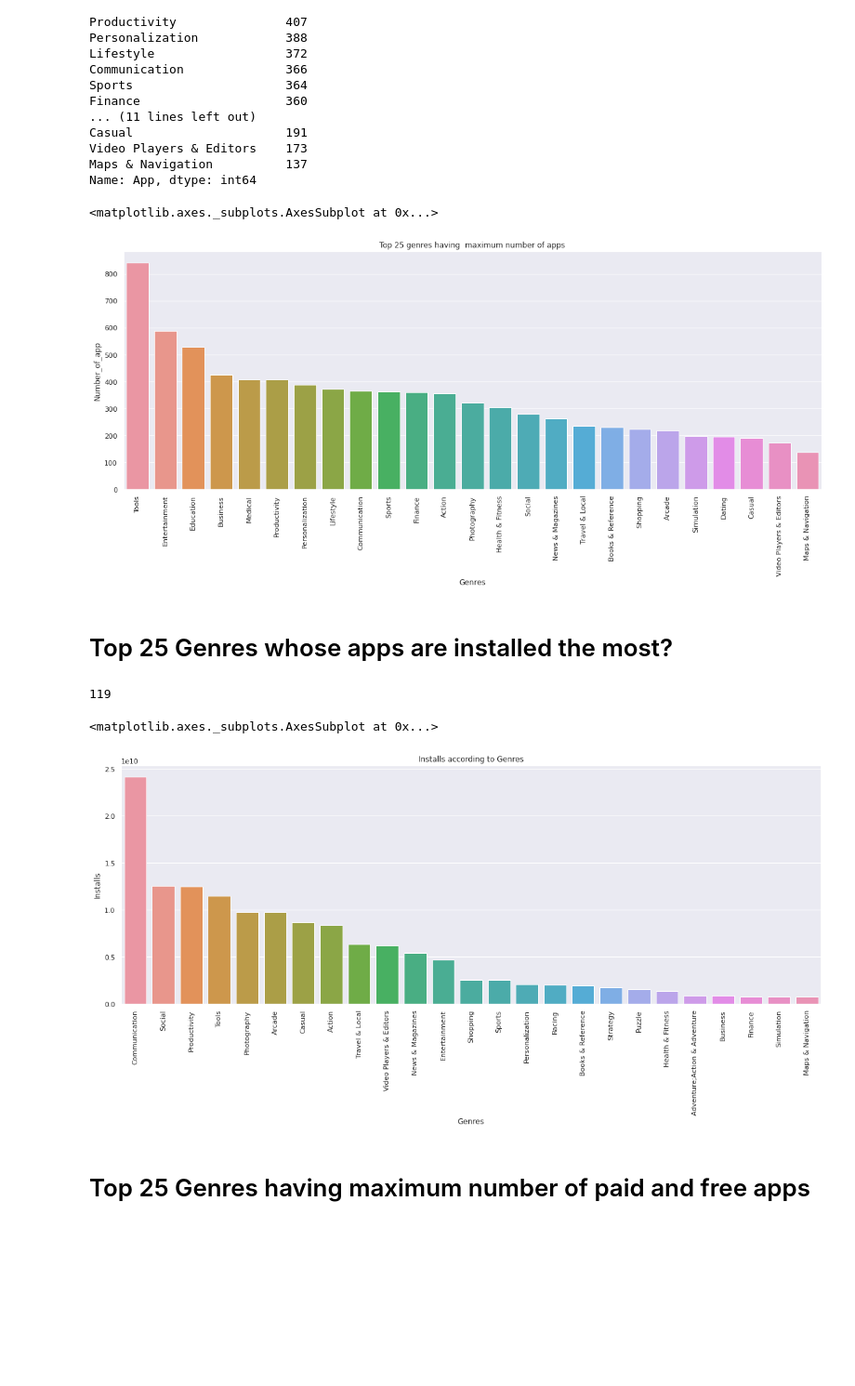
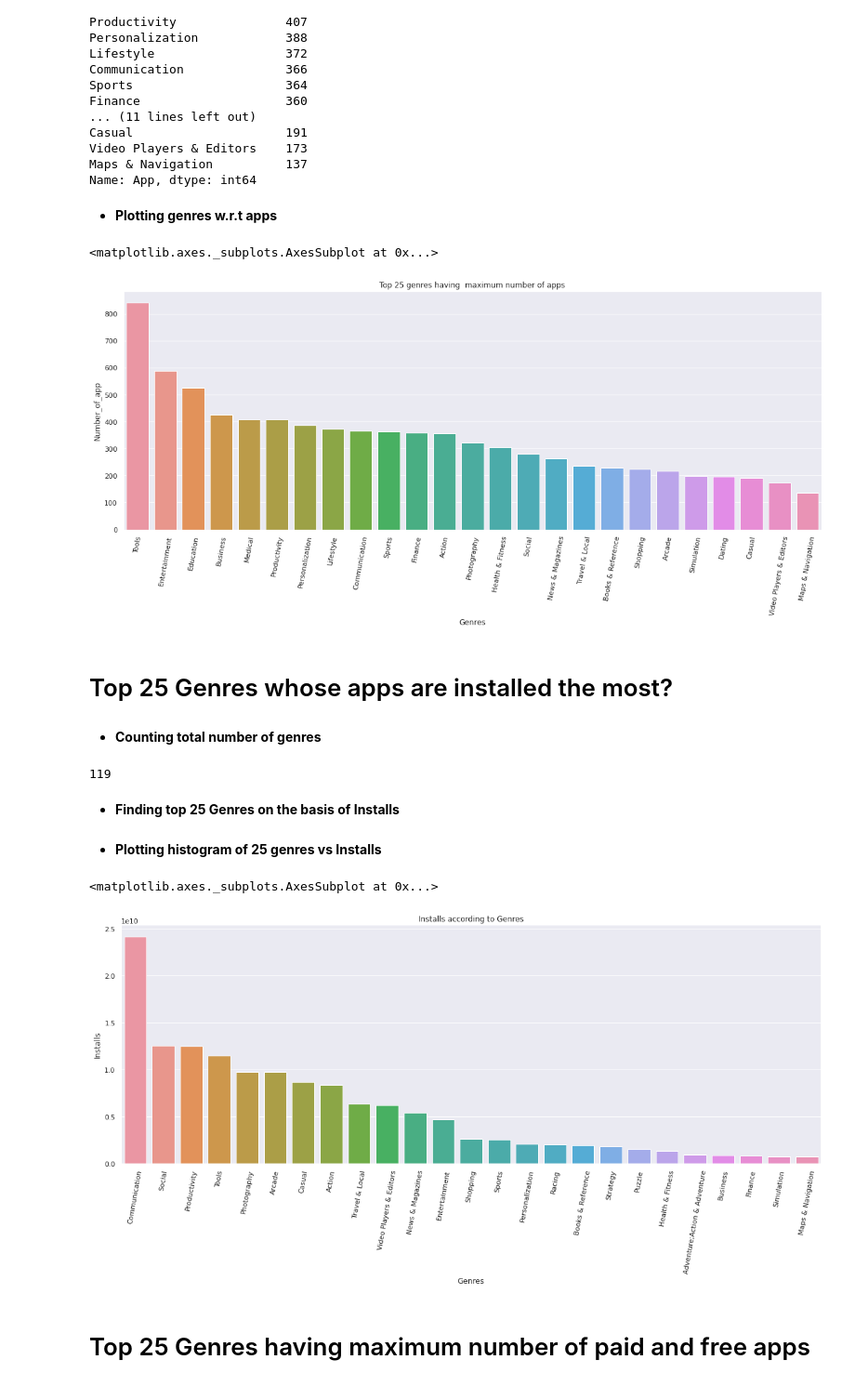
Before and after one commit to DrBharathiTC/Play_store-app-review-analysis-Capstone-project, a Jupyter notebook: Play_Store_App_Review_Analysis_EDA_Capstone.ipynb, the cells around one changed output. Shown at 93% size. Drawn from its saved outputs; the diff is of its cells as text; code cells hidden in the pictures; blank space fills up the shorter version.

```diff
--- a/Play_Store_App_Review_Analysis_EDA_Capstone.ipynb
+++ b/Play_Store_App_Review_Analysis_EDA_Capstone.ipynb
@@ -749,24 +762,26 @@ Casual                     191
 Video Players & Editors    173
 Maps & Navigation          137
 Name: App, dtype: int64
+# %% [markdown]
+* **Plotting genres w.r.t apps**
 # %%
-# Plotting genres w.r.t apps
-
 plt.figure(figsize=(20,7))
-plt.xticks(rotation=90)
+plt.xticks(rotation=80)
 plt.xlabel("Genres")
 plt.ylabel("Number_of_app")
 plt.title("Top 25 genres having  maximum number of apps")
 sns.barplot(top_25_geners_having_maxx_apps.index,top_25_geners_having_maxx_apps.values)
 # %% [output]
 <matplotlib.axes._subplots.AxesSubplot at 0x...>
-[figure, old version]
+[figure, new version]
 # %% [markdown]
 # Top 25 Genres whose apps are installed the most?
-# %%
-# Counting total number of genres
-
-PSDF1.Genres.nunique()
-# %% [output]
-119
+# %% [markdown]
+* **Counting total number of genres**
+# %%
+PSDF1.Genres.nunique()
+# %% [output]
+119
+# %% [markdown]
+* **Finding top 25 Genres on the basis of Installs**
 # %%
@@ -775,16 +788,17 @@ PSDF1.Genres.nunique()
 top_25_genres_by_install=PSDF1.groupby('Genres')['Installs'].sum().sort_values(ascending=False).head(25)
+# %% [markdown]
+* **Plotting histogram of 25 genres vs Installs**
 # %%
-# Plotting histogram of 25 genres vs Installs
 
 top_25_genres_by_install.values
 plt.figure(figsize=(20,7))
-plt.xticks(rotation=90)
+plt.xticks(rotation=80)
 plt.xlabel("Genres")
 plt.ylabel("Installs")
 plt.title("Installs according to Genres")
 sns.barplot(top_25_genres_by_install.index,top_25_genres_by_install.values)
 # %% [output]
 <matplotlib.axes._subplots.AxesSubplot at 0x...>
-[figure, old version]
+[figure, new version]
 # %% [markdown]
 # Top 25 Genres having maximum number of paid and free apps
```
Also changed, not shown: parts of 53 cells of this notebook.
